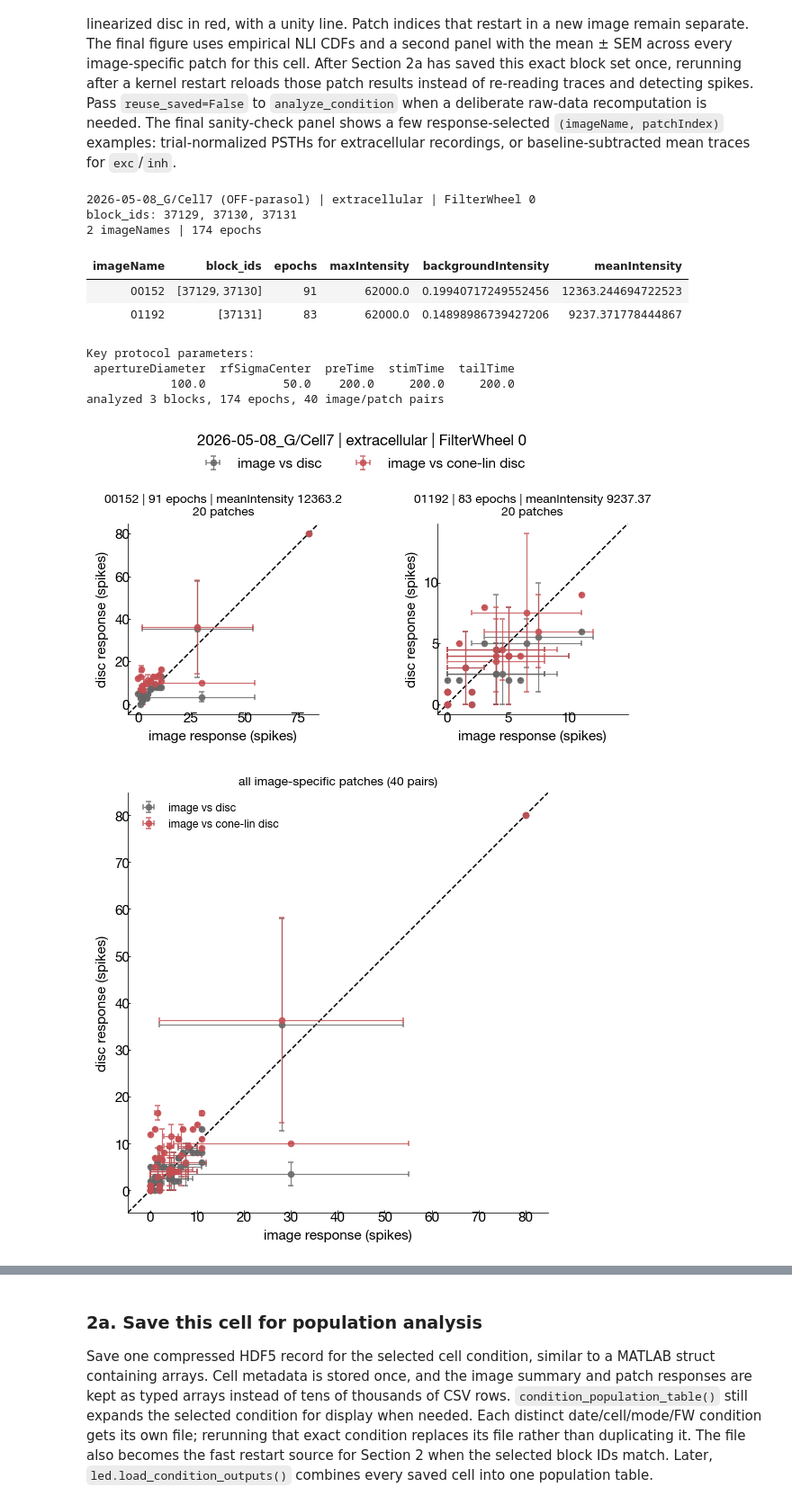
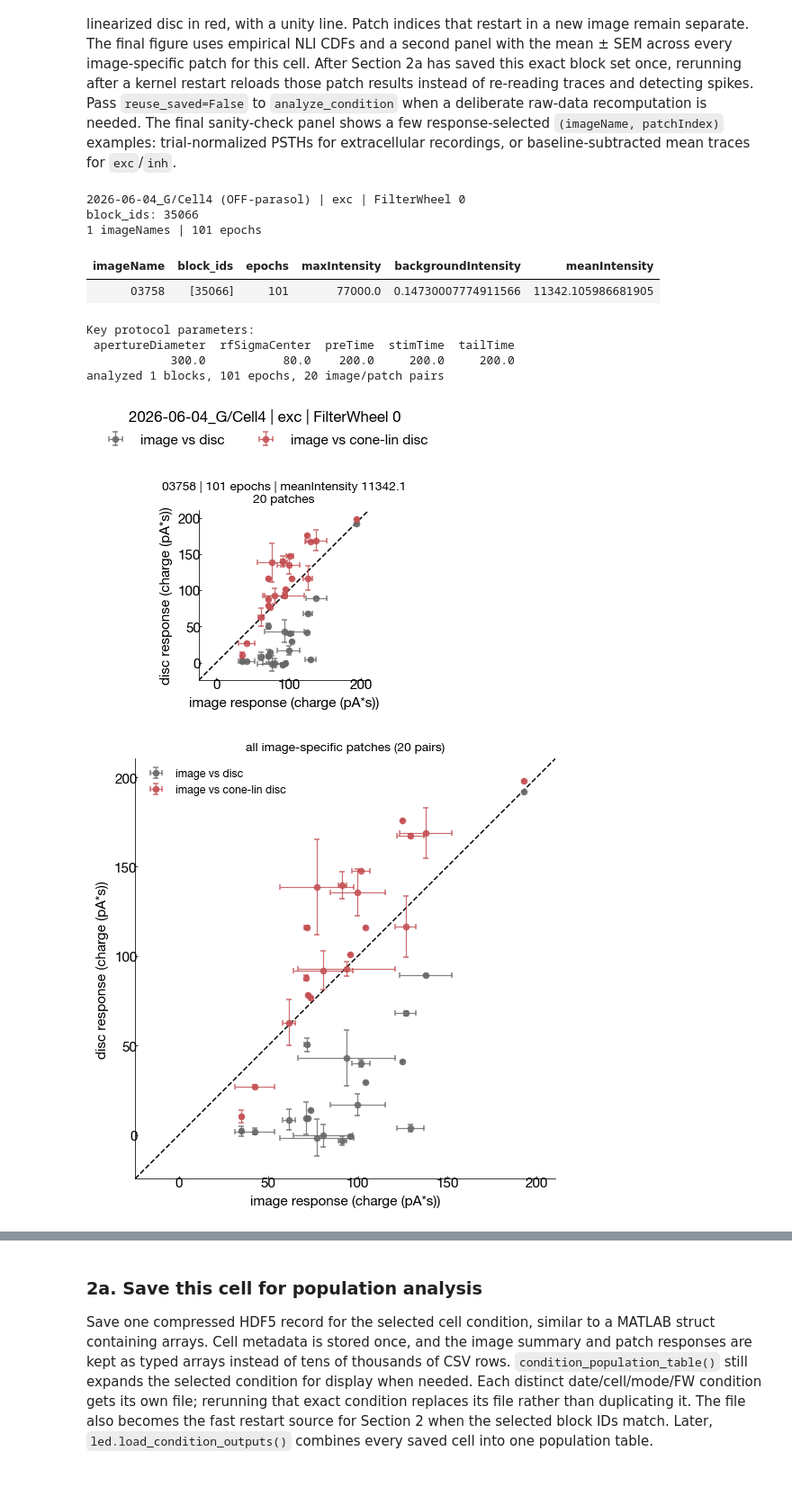
Before and after one commit to chrischen2/retinanalysis, a Jupyter notebook: SingCell_Notebooks/analyzeConeCenterDisc.ipynb, the cells around one changed output, grey strips where cells are left out. Shown at 90% size. Saved outputs shown, nothing was run; the diff lists cells and outputs as text; code cells hidden in the pictures; blank space fills up the shorter version.

```diff
--- a/SingCell_Notebooks/analyzeConeCenterDisc.ipynb
+++ b/SingCell_Notebooks/analyzeConeCenterDisc.ipynb
@@ -125,9 +125,9 @@ CENTER_PROTOCOLS = (
     'LinearEquivalentDisc',
 )
 PROTOCOL_LABEL = 'cone-linearized center disc'
-DATE_INDEX = 18
-CELL_LABEL = 'Cell7'
-ONLINE_ANALYSIS = 'extracellular'  # 'extracellular', 'exc', or 'inh'
+DATE_INDEX = 23
+CELL_LABEL = 'Cell4'
+ONLINE_ANALYSIS = 'exc'  # 'extracellular', 'exc', or 'inh'
 FILTER_WHEEL_VALUE = 0.0          # authoritative numeric FilterWheel value
 
 analysis_dates = led.find_protocol_cells(CENTER_PROTOCOLS, show=False)
@@ -135,39 +135,38 @@ analysis_dates.insert(
     0, 'date_index', pd.factorize(analysis_dates['exp_name'], sort=False)[0] + 1)
 date_rows = analysis_dates.loc[analysis_dates.date_index.eq(DATE_INDEX)]
 if date_rows.empty:
     raise ValueError(f'date_index {DATE_INDEX} is not available for {PROTOCOL_LABEL}')
 EXP_NAME = date_rows.exp_name.iloc[0]
 
 df_blocks = led.find_blocks(
     exp_names=[EXP_NAME], protocols=CENTER_PROTOCOLS, show=False)
 with contextlib.redirect_stdout(io.StringIO()), contextlib.redirect_stderr(io.StringIO()):
     df_blocks = led.check_series_resistance(
         df_blocks, show=False, sample_series_resistance=True)
 selected_blocks = df_blocks.copy()
 if selected_blocks.empty:
     raise ValueError(f'{EXP_NAME!r} has no cone-linearized center-disc blocks')
 
 condition_blocks = led.select_condition_blocks(
     selected_blocks, CELL_LABEL, ONLINE_ANALYSIS, FILTER_WHEEL_VALUE)
 key_parameters = (condition_blocks[[
     'apertureDiameter', 'rfSigmaCenter', 'preTime', 'stimTime', 'tailTime']]
     .drop_duplicates().reset_index(drop=True))
 print('Key protocol parameters:')
 print(key_parameters.to_string(index=False))
 condition = led.analyze_condition(condition_blocks)
 image_fig, pooled_fig, nli_fig = led.plot_condition(condition)
 #sample_psth_fig = led.plot_condition_sample_psths(
 #    condition_blocks, condition, n_pairs=3)
 # %% [output]
-2026-05-08_G/Cell7 (OFF-parasol) | extracellular | FilterWheel 0
-block_ids: 37129, 37130, 37131
-2 imageNames | 174 epochs
+2026-06-04_G/Cell4 (OFF-parasol) | exc | FilterWheel 0
+block_ids: 35066
+1 imageNames | 101 epochs
 | imageName | block_ids | epochs | maxIntensity | backgroundIntensity | meanIntensity |
-| 00152 | [37129, 37130] | 91 | 62000.0 | 0.19940717249552456 | 12363.244694722523 |
-| 01192 | [37131] | 83 | 62000.0 | 0.14898986739427206 | 9237.371778444867 |
+| 03758 | [35066] | 101 | 77000.0 | 0.14730007774911566 | 11342.105986681905 |
 Key protocol parameters:
  apertureDiameter  rfSigmaCenter  preTime  stimTime  tailTime
-            100.0           50.0    200.0     200.0     200.0
-analyzed 3 blocks, 174 epochs, 40 image/patch pairs
+            300.0           80.0    200.0     200.0     200.0
+analyzed 1 blocks, 101 epochs, 20 image/patch pairs
-[figure, old version]
+[figure, new version]
-[figure, old version]
+[figure, new version]
```
Also changed, not shown: parts of 2 cells of this notebook.
